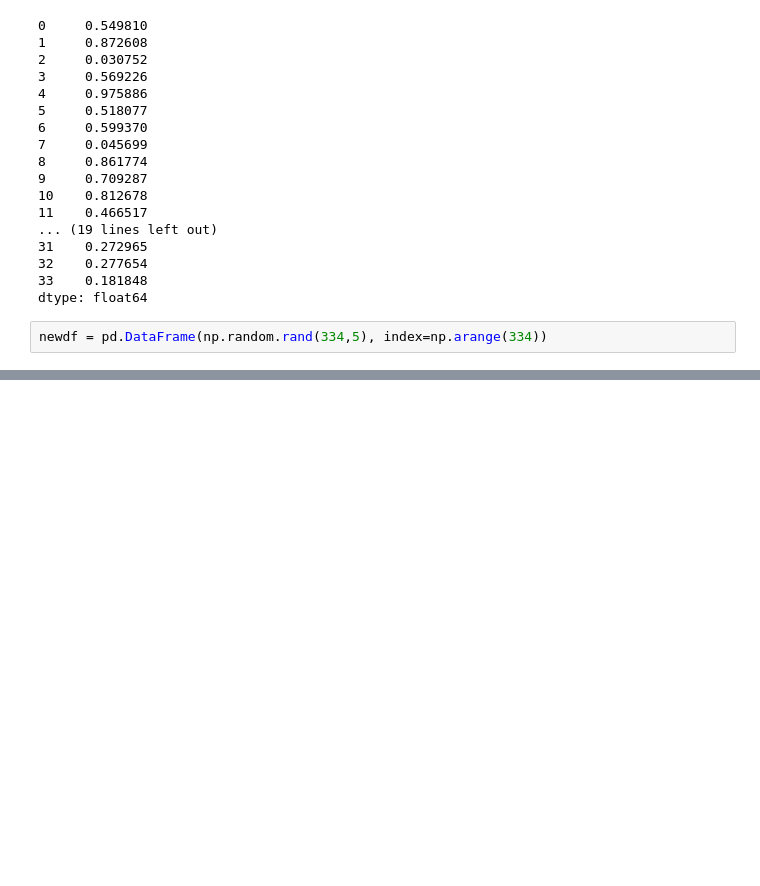
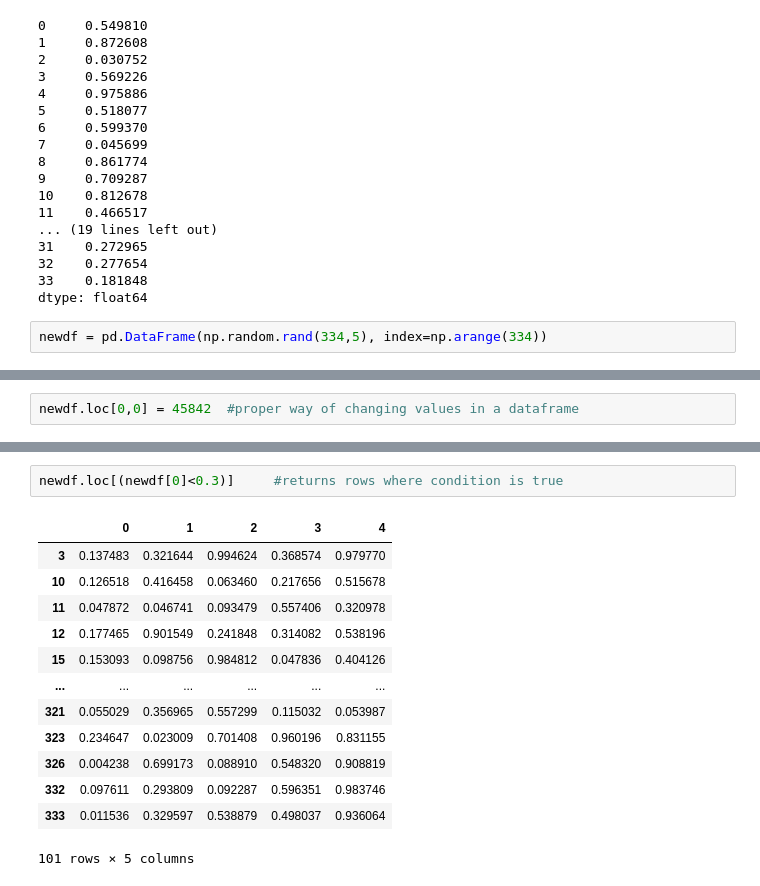
Before and after one commit to shruti-1102/zero-to-analyst, a Jupyter notebook: pandas-tut.ipynb, the cells around one changed output, grey strips where cells are left out. Drawn from its saved outputs; the diff is of its cells as text; blank space fills up the shorter version.

```diff
--- a/pandas-tut.ipynb
+++ b/pandas-tut.ipynb
@@ -127,0 +233,2 @@ type(newdf)
+# %%
+newdf.loc[0,0] = 45842  #proper way of changing values in a dataframe
@@ -127,0 +272,16 @@ type(newdf)
+# %%
+newdf.loc[(newdf[0]<0.3)]     #returns rows where condition is true
+# %% [output]
+|  | 0 | 1 | 2 | 3 | 4 |
+| 3 | 0.137483 | 0.321644 | 0.994624 | 0.368574 | 0.979770 |
+| 10 | 0.126518 | 0.416458 | 0.063460 | 0.217656 | 0.515678 |
+| 11 | 0.047872 | 0.046741 | 0.093479 | 0.557406 | 0.320978 |
+| 12 | 0.177465 | 0.901549 | 0.241848 | 0.314082 | 0.538196 |
+| 15 | 0.153093 | 0.098756 | 0.984812 | 0.047836 | 0.404126 |
+| ... | ... | ... | ... | ... | ... |
+| 321 | 0.055029 | 0.356965 | 0.557299 | 0.115032 | 0.053987 |
+| 323 | 0.234647 | 0.023009 | 0.701408 | 0.960196 | 0.831155 |
+| 326 | 0.004238 | 0.699173 | 0.088910 | 0.548320 | 0.908819 |
+| 332 | 0.097611 | 0.293809 | 0.092287 | 0.596351 | 0.983746 |
+| 333 | 0.011536 | 0.329597 | 0.538879 | 0.498037 | 0.936064 |
+101 rows × 5 columns
```
Also changed, not shown: parts of 22 cells of this notebook.
